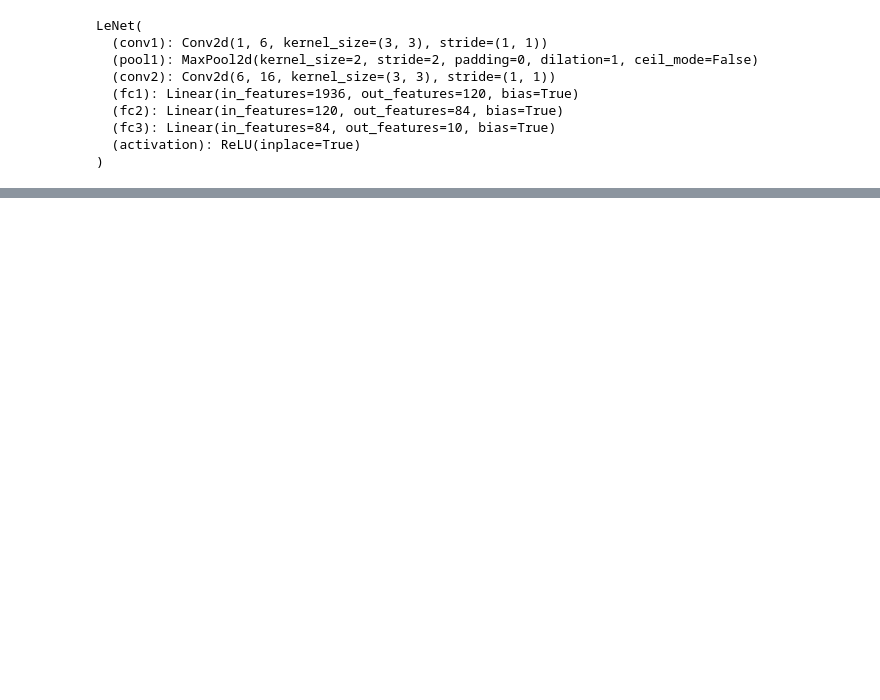
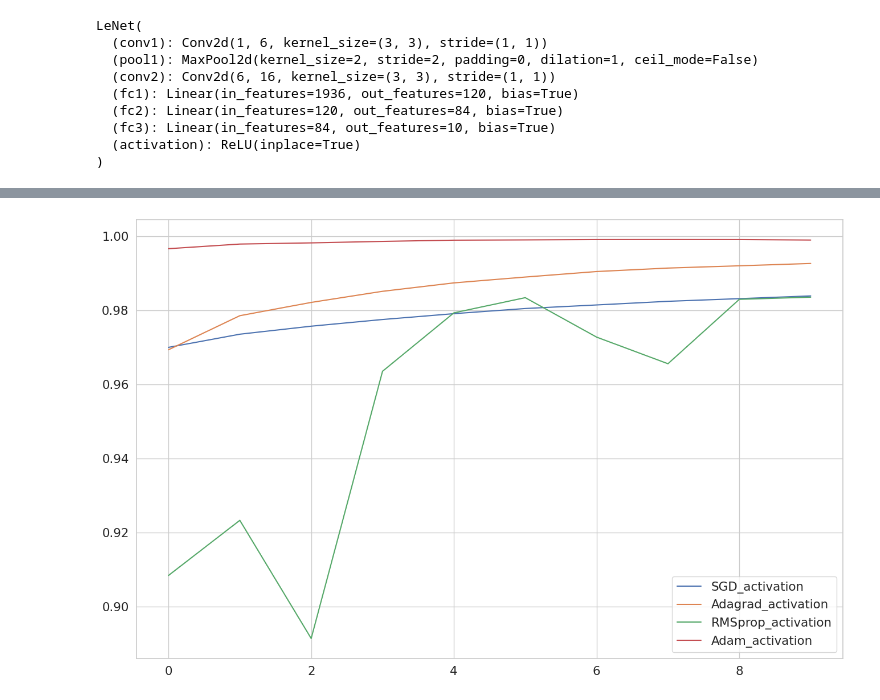
Before and after one commit to Summit2/ML_education, a Jupyter notebook: Comparison_of_GD_methods.ipynb, the cells around one changed output, grey strips where cells are left out. Cells and saved outputs as stored; diff of their text form; code cells hidden in the pictures; blank space fills up the shorter version.

```diff
--- a/Comparison_of_GD_methods.ipynb
+++ b/Comparison_of_GD_methods.ipynb
@@ -143,0 +163,5 @@ KeyboardInterrupt: ignored
+# %%
+
+
+optimizer = torch.optim.SGD(params = model.parameters(), lr=0.01)
+SGD_accuracy = train_loop(model,optimizer)
@@ -143,0 +186,3 @@ KeyboardInterrupt: ignored
+# %%
+optimizer = torch.optim.Adagrad(params = model.parameters())
+Adagrad_accuracy = train_loop(model,optimizer)
@@ -143,0 +207,3 @@ KeyboardInterrupt: ignored
+# %%
+optimizer = torch.optim.RMSprop(params = model.parameters())
+RMSprop_accuracy = train_loop(model,optimizer)
@@ -143,0 +228,3 @@ KeyboardInterrupt: ignored
+# %%
+optimizer = torch.optim.Adam(params = model.parameters())
+Adam_accuracy = train_loop(model,optimizer)
@@ -143,0 +269,14 @@ KeyboardInterrupt: ignored
+# %%
+import seaborn as sns
+
+sns.set(style="whitegrid", font_scale=1.4)
+
+plt.figure(figsize= (16,10))
+plt.plot(range(10), SGD_accuracy['valid'], label = 'SGD_activation')
+plt.plot(range(10),Adagrad_accuracy['valid'], label = 'Adagrad_activation')
+plt.plot(range(10),RMSprop_accuracy['valid'], label = 'RMSprop_activation')
+plt.plot(range(10),Adam_accuracy['valid'], label = 'Adam_activation')
+plt.legend()
+plt.show()
+# %% [output]
+[figure, added]
```
Also changed, not shown: parts of 8 cells of this notebook.
